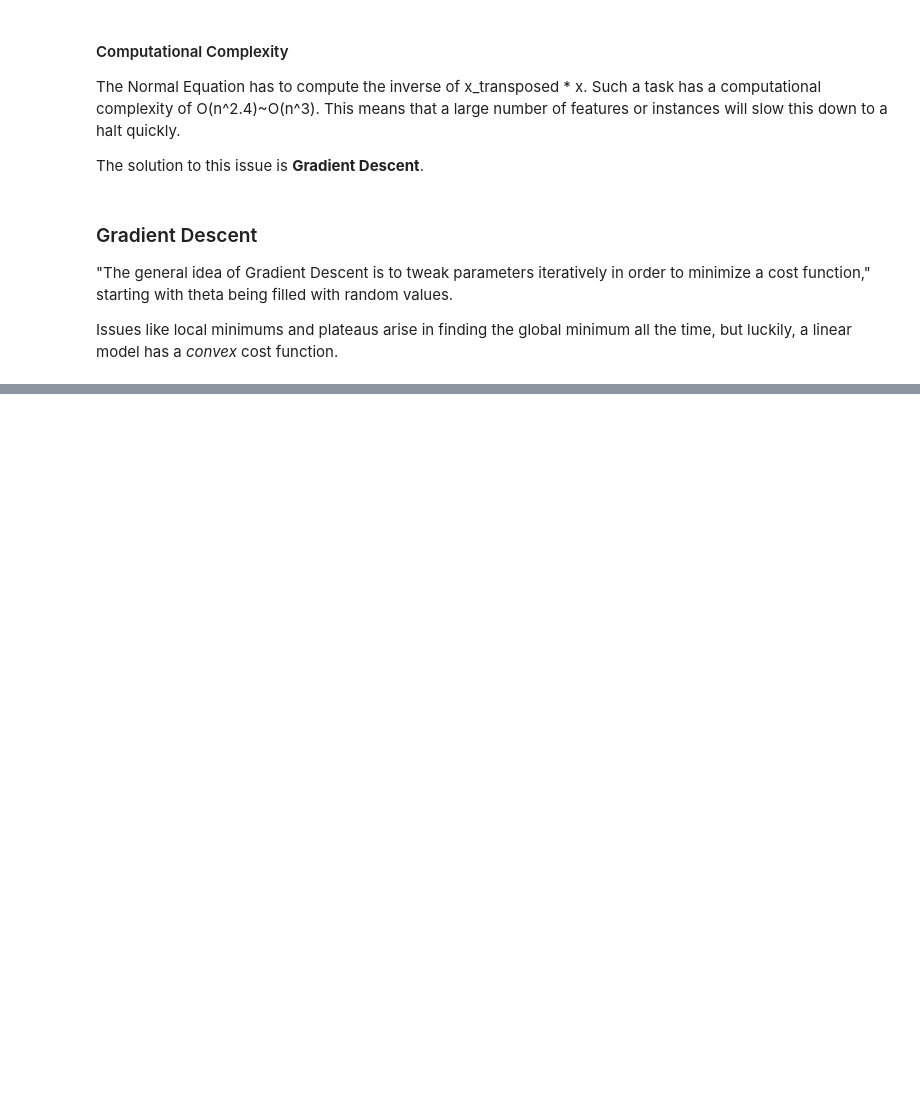
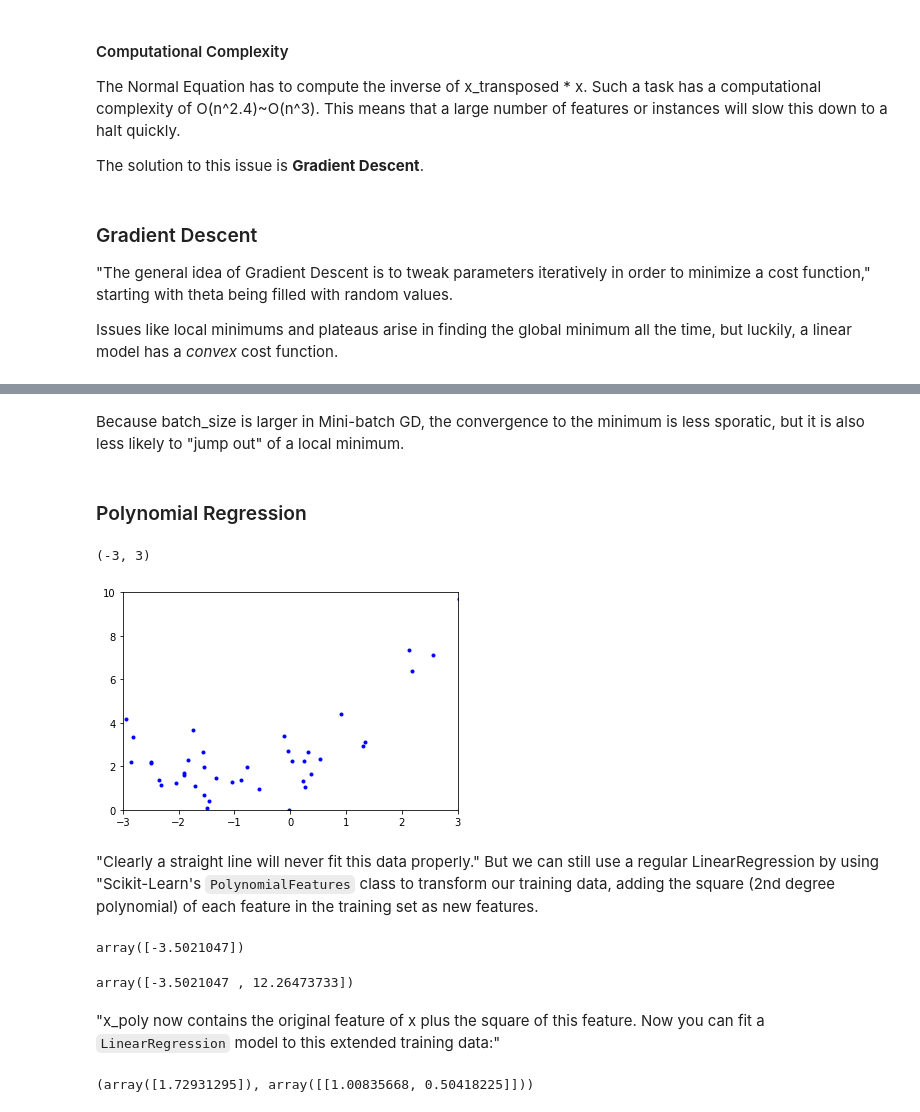
Before and after one commit to TimOgden/Sklearn-TF, a Jupyter notebook: 04_trainingModels/04_chapter.ipynb, the cells around one changed output, grey strips where cells are left out. Cells and saved outputs as stored; diff of their text form; code cells hidden in the pictures; blank space fills up the shorter version.

```diff
--- a/04_trainingModels/04_chapter.ipynb
+++ b/04_trainingModels/04_chapter.ipynb
@@ -94,0 +186,36 @@ Issues like local minimums and plateaus arise in finding the global minimum all
+# %% [markdown]
+Because batch_size is larger in Mini-batch GD, the convergence to the minimum is less sporatic, but it is also less likely to "jump out" of a local minimum.
+# %% [markdown]
+### Polynomial Regression
+# %%
+m = 100
+x = 6 * np.random.randn(m,1) - 3
+y = 0.5 * x**2 + x + 2 + np.random.randn(m,1)
+
+plt.plot(x,y, 'b.')
+plt.ylim([0,10])
+plt.xlim([-3,3])
+# %% [output]
+(-3, 3)
+[figure, added]
+# %% [markdown]
+"Clearly a straight line will never fit this data properly." But we can still use a regular LinearRegression by using "Scikit-Learn's `PolynomialFeatures` class to transform our training data, adding the square (2nd degree polynomial) of each feature in the training set as new features.
+# %%
+from sklearn.preprocessing import PolynomialFeatures
+poly_features = PolynomialFeatures(degree=2, include_bias=False)
+x_poly = poly_features.fit_transform(x)
+x[0]
+# %% [output]
+array([-3.5021047])
+# %%
+x_poly[0]
+# %% [output]
+array([-3.5021047 , 12.26473733])
+# %% [markdown]
+"x_poly now contains the original feature of x plus the square of this feature. Now you can fit a `LinearRegression` model to this extended training data:"
+# %%
+lin_reg = LinearRegression()
+lin_reg.fit(x_poly, y)
+lin_reg.intercept_, lin_reg.coef_
+# %% [output]
+(array([1.72931295]), array([[1.00835668, 0.50418225]]))
```
Also changed, not shown: parts of 13 cells of this notebook.
